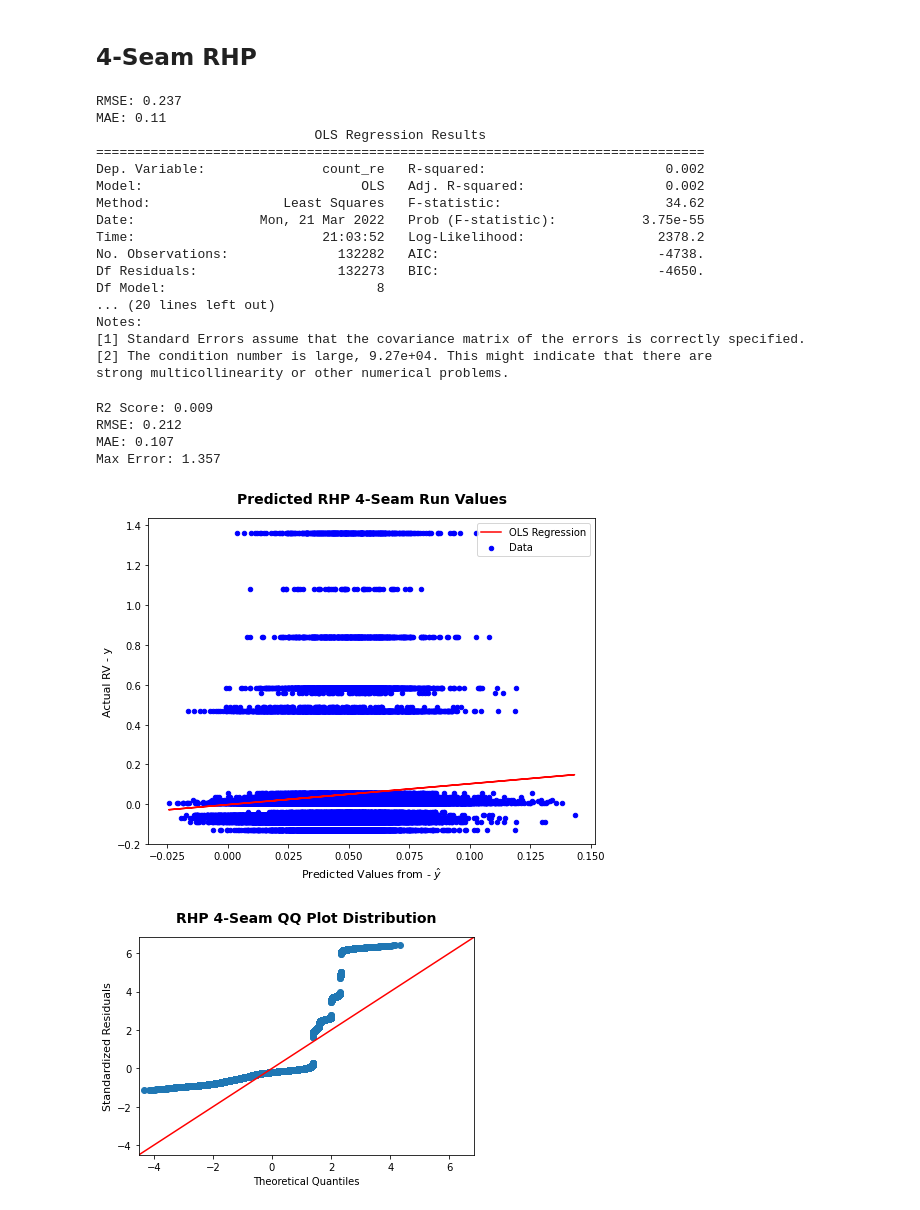
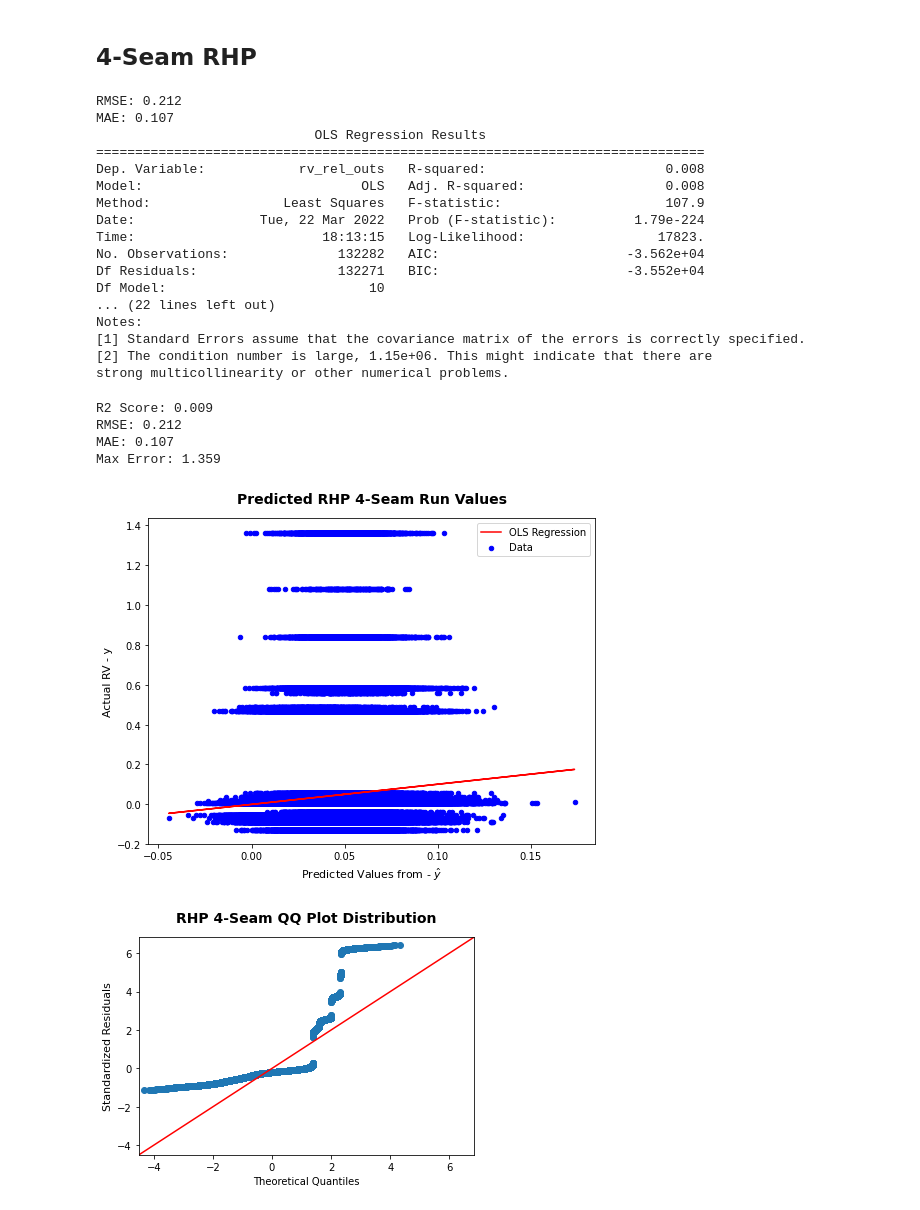
Before and after one commit to anthonyzurke/pitch-model, a Jupyter notebook: notebooks/model-pitch-quality-lr-Copy1.ipynb, the cells around one changed output. Drawn from its saved outputs; the diff is of its cells as text; code cells hidden in the pictures.

```diff
--- a/notebooks/model-pitch-quality-lr-Copy1.ipynb
+++ b/notebooks/model-pitch-quality-lr-Copy1.ipynb
@@ -25,7 +25,11 @@ warnings.filterwarnings('ignore')
 # Data
 # %%
 data = pd.read_csv('../data/model-pitches-rv.csv', index_col = [0])
-data.rename(columns = {'pfx_-x': 'pfx_x'}, inplace = True)
+data.drop(columns = ['plate_x', 'release_pos_x'], inplace = True)
+data.rename(columns = {'pfx_-x': 'pfx_x',
+                       'plate_-x': 'plate_x',
+                       'release_pos_-x': 'release_pos_x'},
+            inplace = True)
 data['rv_rel_outs'] = round(data['rv_rel_outs'], 3)
 pd.set_option('max_columns', None)
 print(data.shape)
@@ -57,8 +61,11 @@ If a batted ball occurs, then this is used to calculate RAA:
 ### Features
 # %%
 features = data[['player_name', 'p_throws', 'pitch_type', 'velo', 'spin_rate',
-                 'pfx_x', 'pfx_z', 'release_pos_x',
-                 'release_pos_z', 'plate_x', 'plate_z', 'count_re']]
+                 'pfx_x', 'pfx_z', 'release_pos_x', 'release_pos_z', 'release_extension',
+                  'plate_x', 'plate_z', 'bauer_units', 'rv_rel_outs']]
+
+#'plate_x', 'plate_z',
+
 # rv_rel_outs
 
 # 'release_extension', 'stand'
@@ -239,9 +246,9 @@ See Full Dataframe in Mito
 ## 4-Seam RHP
 # %%
 features_ff_r = ff_r.select_dtypes([np.number])
-X = features_ff_r.drop(columns = ['count_re'])
+X = features_ff_r.drop(columns = ['rv_rel_outs'])
 X = sm.add_constant(X)
-y = features_ff_r['count_re']
+y = features_ff_r['rv_rel_outs']
 
 X_train, X_test, y_train, y_test = train_test_split(X, y, random_state = 1)
 
@@ -255,22 +262,22 @@ print('RMSE:', round(np.sqrt(metrics.mean_squared_error(y_test, pred_ff_r)), 3))
 print('MAE:', round(metrics.mean_absolute_error(y_test, pred_ff_r), 3))
 print(ols_ff_r.summary())
 # %% [output]
-RMSE: 0.237
-MAE: 0.11
+RMSE: 0.212
+MAE: 0.107
                             OLS Regression Results
 ==============================================================================
-Dep. Variable:               count_re   R-squared:                       0.002
-Model:                            OLS   Adj. R-squared:                  0.002
-Method:                 Least Squares   F-statistic:                     34.62
-Date:                Mon, 21 Mar 2022   Prob (F-statistic):           3.75e-55
-Time:                        21:03:52   Log-Likelihood:                 2378.2
-No. Observations:              132282   AIC:                            -4738.
-Df Residuals:                  132273   BIC:                            -4650.
-Df Model:                           8
-... (20 lines left out)
+Dep. Variable:            rv_rel_outs   R-squared:                       0.008
+Model:                            OLS   Adj. R-squared:                  0.008
+Method:                 Least Squares   F-statistic:                     107.9
+Date:                Tue, 22 Mar 2022   Prob (F-statistic):          1.79e-224
+Time:                        18:13:15   Log-Likelihood:                 17823.
+No. Observations:              132282   AIC:                        -3.562e+04
+Df Residuals:                  132271   BIC:                        -3.552e+04
+Df Model:                          10
+... (22 lines left out)
 Notes:
 [1] Standard Errors assume that the covariance matrix of the errors is correctly specified.
-[2] The condition number is large, 9.27e+04. This might indicate that there are
+[2] The condition number is large, 1.15e+06. This might indicate that there are
 strong multicollinearity or other numerical problems.
 # %%
 X = features_ff_r.drop(columns = ['rv_rel_outs'])
@@ -293,17 +300,17 @@ print('Max Error:', round(metrics.max_error(y_test, pred_ff_r), 3))
 R2 Score: 0.009
 RMSE: 0.212
 MAE: 0.107
-Max Error: 1.357
+Max Error: 1.359
 # %%
 plt.figure(figsize = (8, 6))
 
-plt.scatter(pred_ff_r, y_test, s = 20, c = 'b', marker = 'o', label = 'Data')
-plt.plot(pred_ff_r, np.poly1d(np.polyfit(pred_ff_r, y_test, 1))(pred_ff_r), c = 'r', label = 'OLS Regression')
+plt.scatter(pred, y, s = 20, c = 'b', marker = 'o', label = 'Data')
+plt.plot(pred, np.poly1d(np.polyfit(pred, y, 1))(pred), c = 'r', label = 'OLS Regression')
 plt.legend()
 plt.xlabel('Predicted Values from - $\hat{y}$', fontsize = 11), plt.ylabel('Actual RV - y', fontsize = 11)
 plt.title('Predicted RHP 4-Seam Run Values', fontsize = 14, fontweight = 'bold', pad = 15);
 # %% [output]
-[figure, old version]
+[figure, new version]
 # %%
 sm.qqplot(residuals_ff_r, line = '45', fit = True)
 plt.ylabel('Standardized Residuals', fontsize = 11)
```
Also changed, not shown: parts of 4 cells of this notebook.
